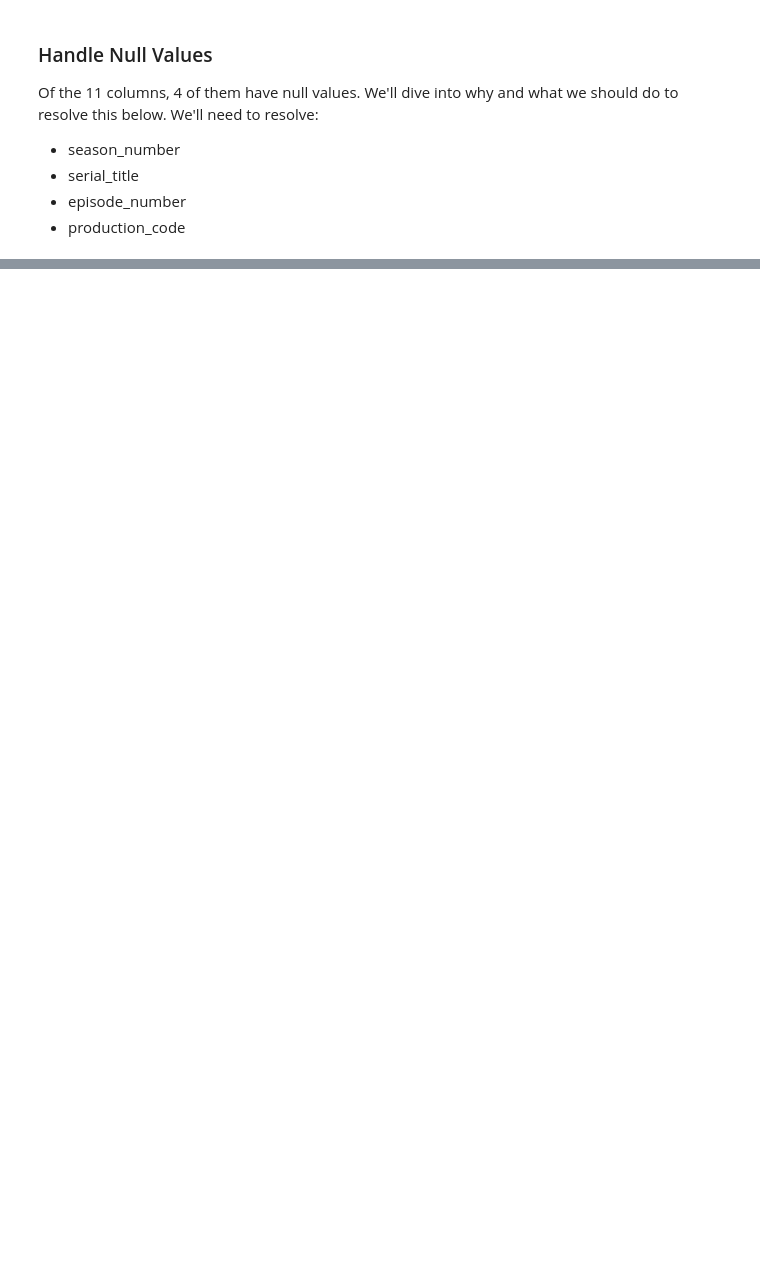
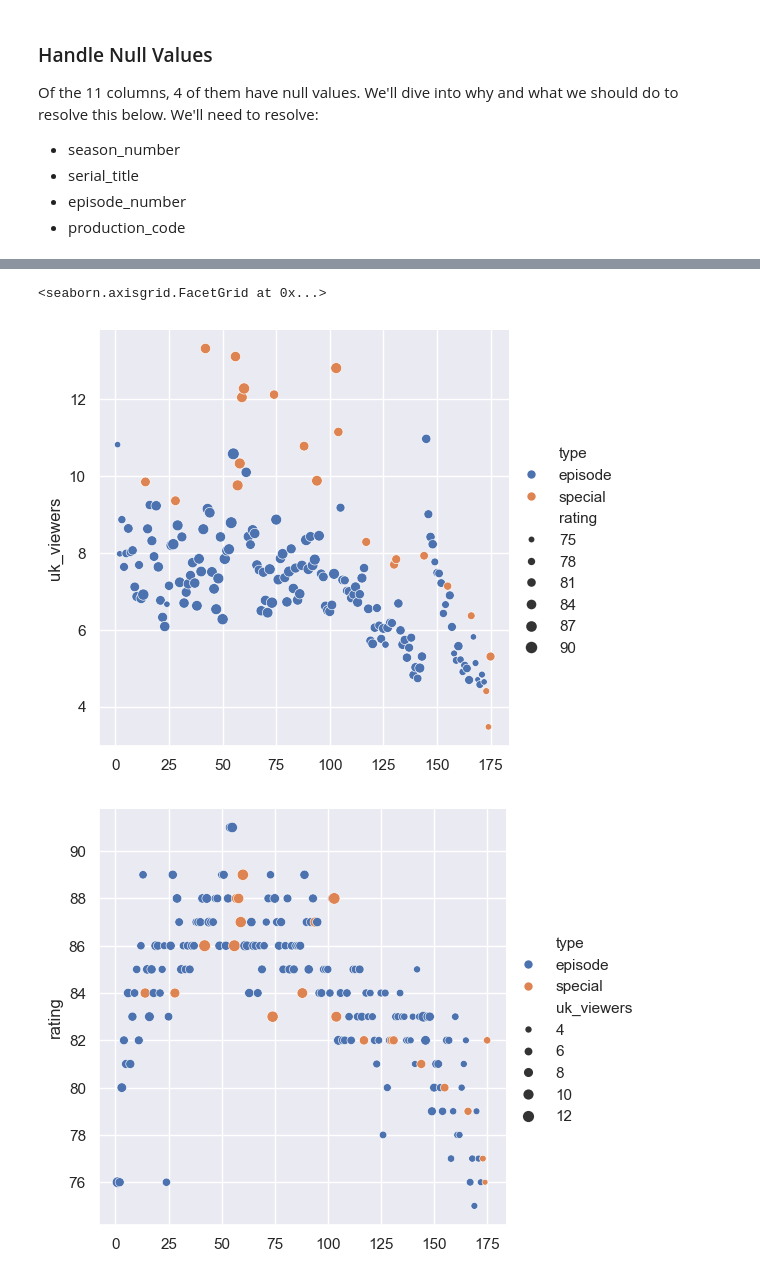
Before and after one commit to rihop6/TFBD-Riley-Repo, a Jupyter notebook: Assignments/QA/Week 1/DoctorWhoData.ipynb, the cells around one changed output, grey strips where cells are left out. Saved outputs shown, nothing was run; the diff lists cells and outputs as text; code cells hidden in the pictures; blank space fills up the shorter version.

```diff
--- a/Assignments/QA/Week 1/DoctorWhoData.ipynb
+++ b/Assignments/QA/Week 1/DoctorWhoData.ipynb
@@ -48,0 +234,20 @@ Name: count, dtype: int64
+# %%
+sns.relplot(
+    data = df,
+    x=np.linspace(1,175,175),
+    y='uk_viewers',
+    hue='type',
+    size='rating'
+)
+
+sns.relplot(
+    data = df,
+    x=np.linspace(1,175,175),
+    y='rating',
+    hue='type',
+    size='uk_viewers'
+)
+# %% [output]
+<seaborn.axisgrid.FacetGrid at 0x...>
+[figure, added]
+[figure, added]
```
Also changed, not shown: parts of 31 cells of this notebook, 6 other files.
